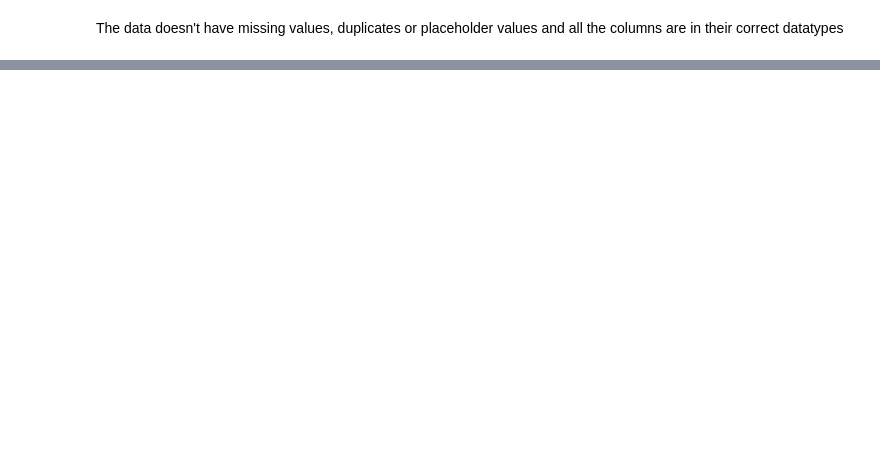
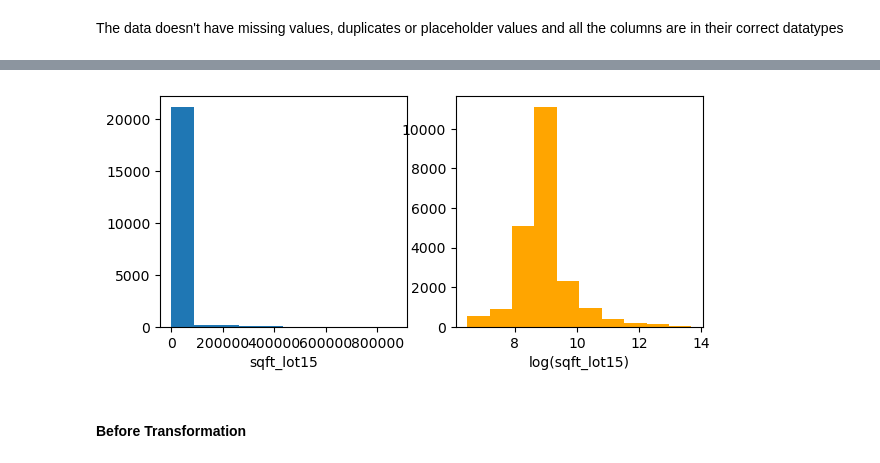
Before and after one commit to billymwangi/project-phase-2, a Jupyter notebook: student.ipynb, the cells around one changed output, grey strips where cells are left out. Drawn from its saved outputs; the diff is of its cells as text; code cells hidden in the pictures; blank space fills up the shorter version.

```diff
--- a/student.ipynb
+++ b/student.ipynb
@@ -861,0 +943,5 @@ NameError: name 'variance_inflation_factor' is not defined
+# %%
+kc_copy["log(sqft_lot15)"] = np.log(kc_copy["sqft_lot15"])
+
+# Visually inspect raw vs. transformed values
+kc_copy[["sqft_lot15", "log(sqft_lot15)"]]
@@ -861,0 +962,8 @@ NameError: name 'variance_inflation_factor' is not defined
+# %%
+fig, (ax1, ax2) = plt.subplots(ncols=2, figsize=(7,3))
+ax1.hist(kc_copy["sqft_lot15"])
+ax1.set_xlabel("sqft_lot15")
+ax2.hist(kc_copy["log(sqft_lot15)"], color="orange")
+ax2.set_xlabel("log(sqft_lot15)");
+# %% [output]
+[figure, added]
@@ -861,0 +972,2 @@ NameError: name 'variance_inflation_factor' is not defined
+# %% [markdown]
+#### Before Transformation
```
Also changed, not shown: parts of 100 cells of this notebook, 2 other files.
